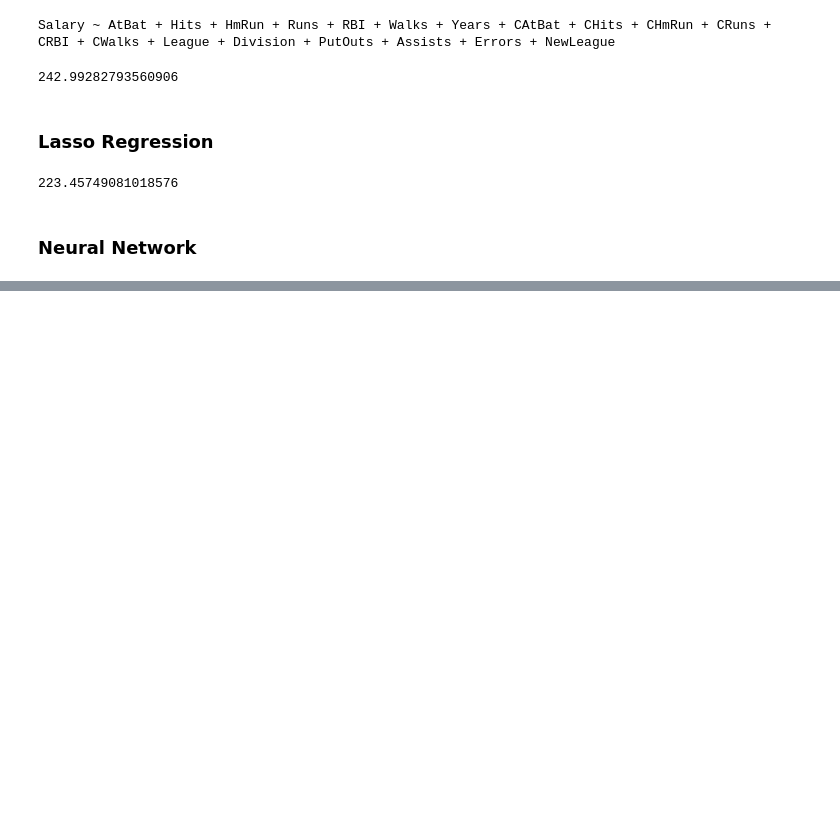
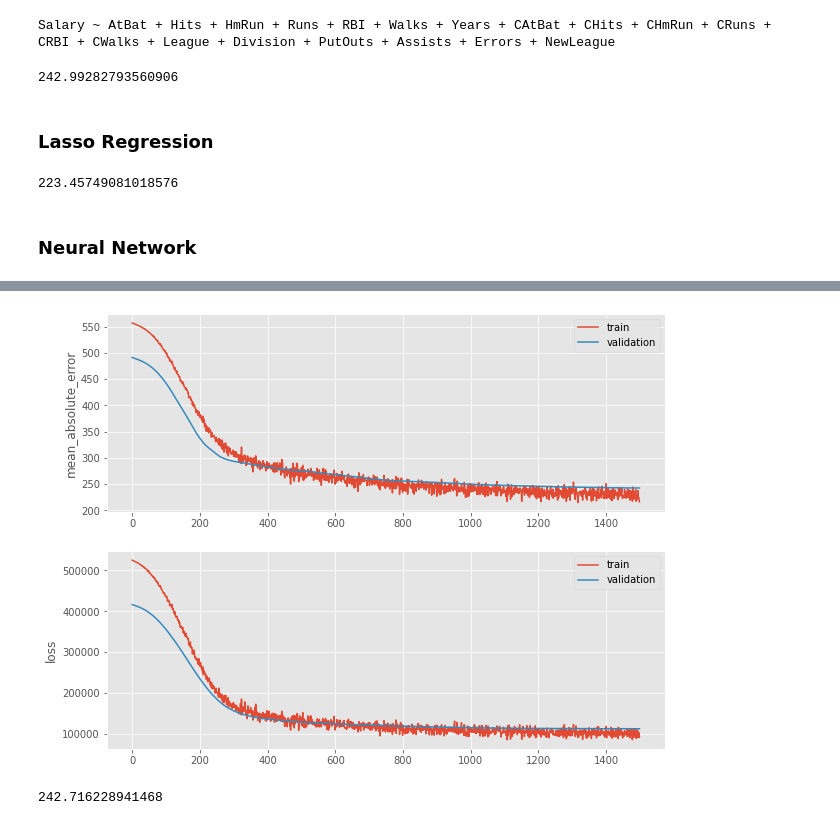
Before and after one commit to wpan03/ISLRv2_Python, a Jupyter notebook: notebooks/ch10_dl.ipynb, the cells around one changed output, grey strips where cells are left out. Drawn from its saved outputs; the diff is of its cells as text; code cells hidden in the pictures; blank space fills up the shorter version.

Commit message:
add code for single layer nn

```diff
--- a/notebooks/ch10_dl.ipynb
+++ b/notebooks/ch10_dl.ipynb
@@ -10,3 +11,5 @@ import statsmodels.formula.api as smf
+# %%
+plt.style.use('ggplot')
 # %%
 seed = 13
 # %% [markdown]
@@ -77,3 +80,20 @@ np.mean(np.abs(gitter_test_y - c_pred))
 223.45749081018576
 # %% [markdown]
 ### Neural Network
+# %%
+mod_nn = keras.models.Sequential([
+    keras.Input(shape=(gitter_train_x_scaled.shape[1],)),
+    keras.layers.Dense(50, activation='relu'),
+    keras.layers.Dropout(rate=0.4),
+    keras.layers.Dense(1)
+]
+)
+
+opt = keras.optimizers.RMSprop()
+mod_nn.compile(loss='mse',
+               optimizer=opt,
+               metrics=['mean_absolute_error'])
+
+mod_nn.fit(gitter_train_x_scaled, gitter_train_y, epochs=1500,
+           batch_size=32, validation_data=(gitter_test_x_scaled, gitter_test_y),
+           verbose=0)
@@ -79,0 +105,21 @@ np.mean(np.abs(gitter_test_y - c_pred))
+# %%
+def plot_history(history_dict: dict, metrics_name: str) -> None:
+    fig, axes = plt.subplots(2, 1, figsize=(10, 8))
+    df_history = pd.DataFrame(history_dict)
+
+    for i, name in zip(range(2), [metrics_name, 'loss']):
+        axes[i].plot(df_history[name], label='train')
+        axes[i].plot(df_history[f'val_{name}'], label='validation')
+        axes[i].set_ylabel(name)
+        axes[i].legend()
+
+    plt.show()
+# %%
+plot_history(mod_nn.history.history, 'mean_absolute_error')
+# %% [output]
+[figure, added]
+# %%
+n_pred = mod_nn.predict(gitter_test_x_scaled).reshape(-1)
+np.mean(np.abs(gitter_test_y - n_pred))
+# %% [output]
+242.716228941468
```
Also changed, not shown: parts of 2 cells of this notebook.
